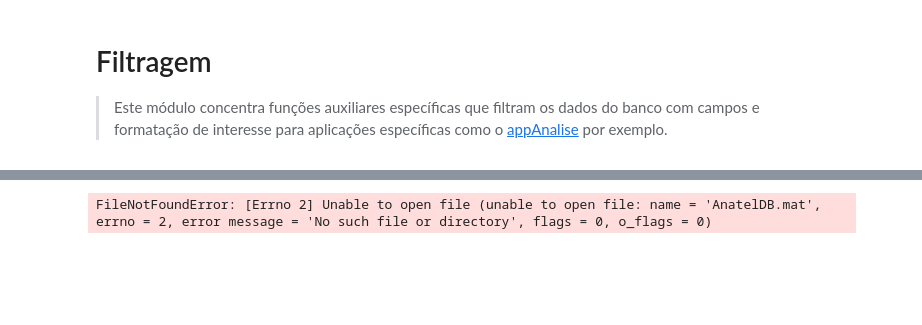
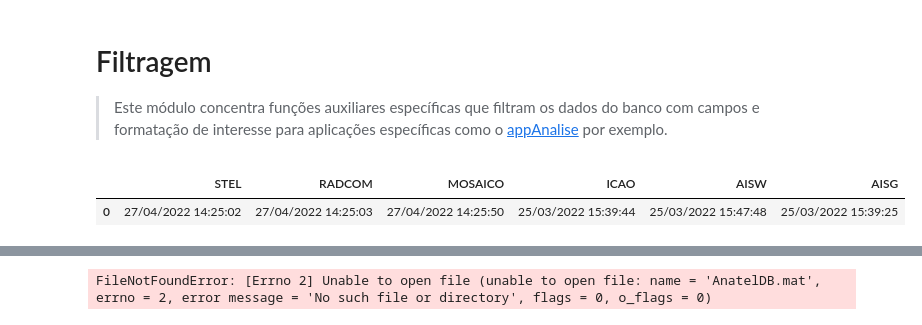
Before and after one commit to ronaldokun/anateldb, a Jupyter notebook: nbs/filter.ipynb, the cells around one changed output, grey strips where cells are left out. Drawn from its saved outputs; the diff is of its cells as text; code cells hidden in the pictures; blank space fills up the shorter version.

```diff
--- a/nbs/filter.ipynb
+++ b/nbs/filter.ipynb
@@ -223,0 +257,5 @@ if not pasta.exists():
+# %%
+get_modtimes(pasta)
+# %% [output]
+|  | STEL | RADCOM | MOSAICO | ICAO | AISW | AISG |
+| 0 | 27/04/2022 14:25:02 | 27/04/2022 14:25:03 | 27/04/2022 14:25:50 | 25/03/2022 15:39:44 | 25/03/2022 15:47:48 | 25/03/2022 15:39:25 |
```
Also changed, not shown: parts of 8 cells of this notebook, 13 other files.
